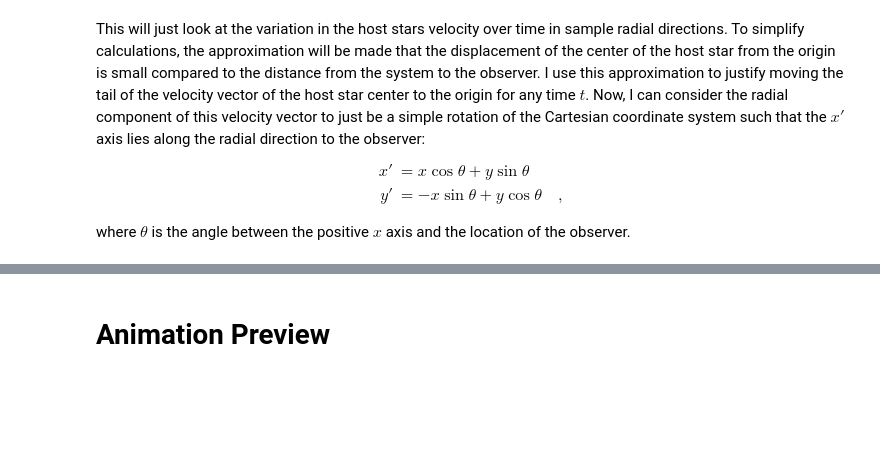
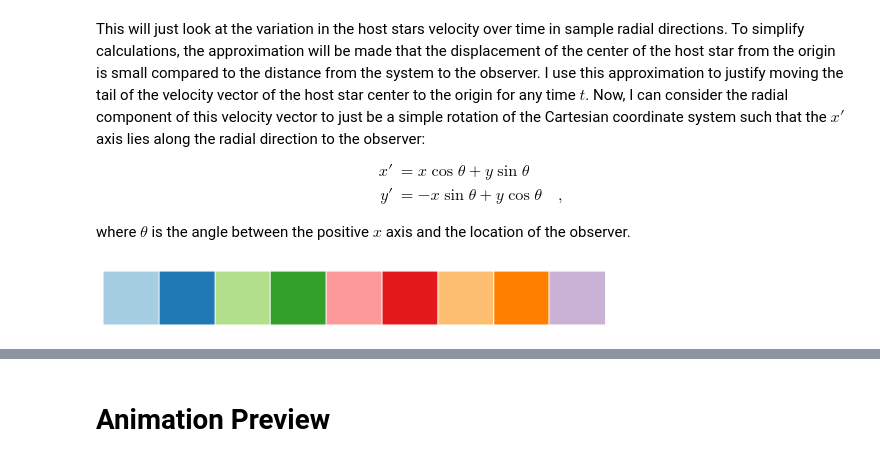
Before and after one commit to icweaver/moon-orbit, a Jupyter notebook: orbit.ipynb, the cells around one changed output, grey strips where cells are left out. Saved outputs shown, nothing was run; the diff lists cells and outputs as text; code cells hidden in the pictures; blank space fills up the shorter version.

```diff
--- a/orbit.ipynb
+++ b/orbit.ipynb
@@ -413,4 +413,8 @@ $$\begin{align}
 \end{align}$$
 
 where $\theta$ is the angle between the positive $x$ axis and the location of the observer.
+# %%
+sns.palplot(sns.color_palette("Paired", 9))
+# %% [output]
+[figure, added]
 # %%
```
Also changed, not shown: parts of 2 cells of this notebook.
